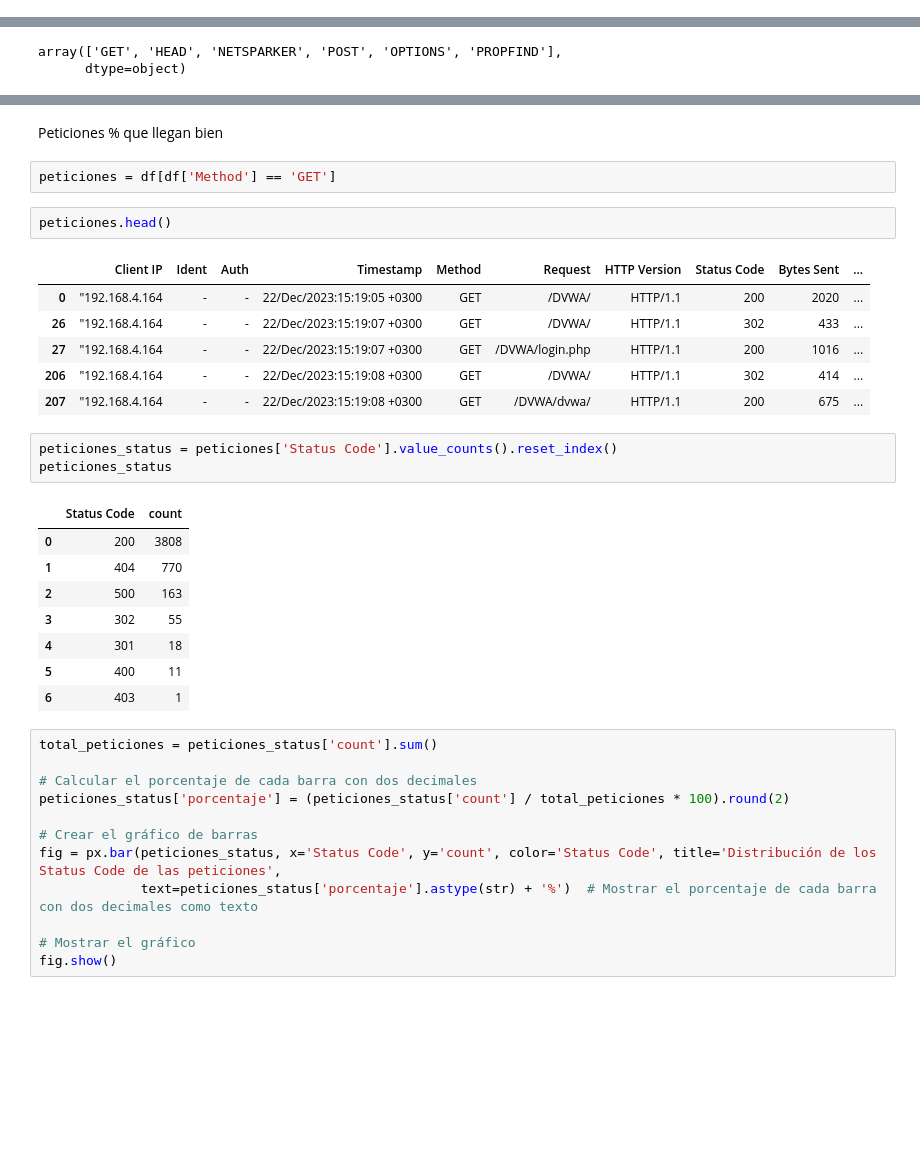
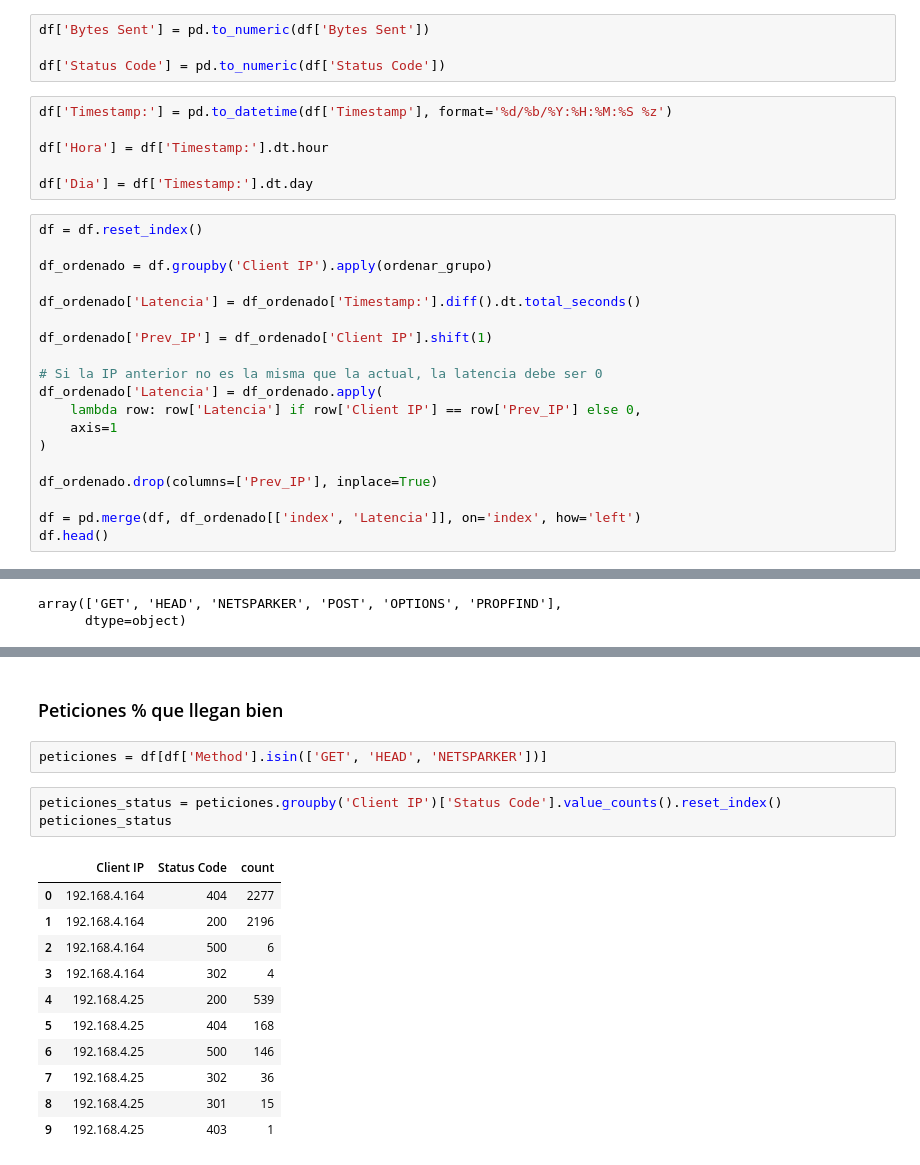
Before and after one commit to mariamelenddezz/R8_Naranja, a Jupyter notebook: Anomalias/anomalias_apache.ipynb, the cells around one changed output, grey strips where cells are left out. Cells and saved outputs as stored; diff of their text form; blank space fills up the shorter version.

```diff
--- a/Anomalias/anomalias_apache.ipynb
+++ b/Anomalias/anomalias_apache.ipynb
@@ -176,0 +184,29 @@ Distribucion method
+# %%
+df['Bytes Sent'] = pd.to_numeric(df['Bytes Sent'])
+
+df['Status Code'] = pd.to_numeric(df['Status Code'])
+# %%
+df['Timestamp:'] = pd.to_datetime(df['Timestamp'], format='%d/%b/%Y:%H:%M:%S %z')
+
+df['Hora'] = df['Timestamp:'].dt.hour
+
+df['Dia'] = df['Timestamp:'].dt.day
+# %%
+df = df.reset_index()
+
+df_ordenado = df.groupby('Client IP').apply(ordenar_grupo)
+
+df_ordenado['Latencia'] = df_ordenado['Timestamp:'].diff().dt.total_seconds()
+
+df_ordenado['Prev_IP'] = df_ordenado['Client IP'].shift(1)
+
+# Si la IP anterior no es la misma que la actual, la latencia debe ser 0
+df_ordenado['Latencia'] = df_ordenado.apply(
+    lambda row: row['Latencia'] if row['Client IP'] == row['Prev_IP'] else 0,
+    axis=1
+)
+
+df_ordenado.drop(columns=['Prev_IP'], inplace=True)
+
+df = pd.merge(df, df_ordenado[['index', 'Latencia']], on='index', how='left')
+df.head()
@@ -198,37 +440,19 @@ fig.show()
 # %% [markdown]
-Peticiones % que llegan bien
+### Peticiones % que llegan bien
 # %%
-peticiones = df[df['Method'] == 'GET']
+peticiones = df[df['Method'].isin(['GET', 'HEAD', 'NETSPARKER'])]
-# %%
-peticiones.head()
-# %% [output]
-|  | Client IP | Ident | Auth | Timestamp | Method | Request | HTTP Version | Status Code | Bytes Sent | ... |
-| 0 | "192.168.4.164 | - | - | 22/Dec/2023:15:19:05 +0300 | GET | /DVWA/ | HTTP/1.1 | 200 | 2020 | ... |
-| 26 | "192.168.4.164 | - | - | 22/Dec/2023:15:19:07 +0300 | GET | /DVWA/ | HTTP/1.1 | 302 | 433 | ... |
-| 27 | "192.168.4.164 | - | - | 22/Dec/2023:15:19:07 +0300 | GET | /DVWA/login.php | HTTP/1.1 | 200 | 1016 | ... |
-| 206 | "192.168.4.164 | - | - | 22/Dec/2023:15:19:08 +0300 | GET | /DVWA/ | HTTP/1.1 | 302 | 414 | ... |
-| 207 | "192.168.4.164 | - | - | 22/Dec/2023:15:19:08 +0300 | GET | /DVWA/dvwa/ | HTTP/1.1 | 200 | 675 | ... |
 # %%
-peticiones_status = peticiones['Status Code'].value_counts().reset_index()
+peticiones_status = peticiones.groupby('Client IP')['Status Code'].value_counts().reset_index()
 peticiones_status
 # %% [output]
-|  | Status Code | count |
-| 0 | 200 | 3808 |
-| 1 | 404 | 770 |
-| 2 | 500 | 163 |
-| 3 | 302 | 55 |
-| 4 | 301 | 18 |
-| 5 | 400 | 11 |
-| 6 | 403 | 1 |
+|  | Client IP | Status Code | count |
+| 0 | 192.168.4.164 | 404 | 2277 |
+| 1 | 192.168.4.164 | 200 | 2196 |
+| 2 | 192.168.4.164 | 500 | 6 |
+| 3 | 192.168.4.164 | 302 | 4 |
+| 4 | 192.168.4.25 | 200 | 539 |
+| 5 | 192.168.4.25 | 404 | 168 |
+| 6 | 192.168.4.25 | 500 | 146 |
+| 7 | 192.168.4.25 | 302 | 36 |
+| 8 | 192.168.4.25 | 301 | 15 |
+| 9 | 192.168.4.25 | 403 | 1 |
-# %%
-total_peticiones = peticiones_status['count'].sum()
-
-# Calcular el porcentaje de cada barra con dos decimales
-peticiones_status['porcentaje'] = (peticiones_status['count'] / total_peticiones * 100).round(2)
-
-# Crear el gráfico de barras
-fig = px.bar(peticiones_status, x='Status Code', y='count', color='Status Code', title='Distribución de los Status Code de las peticiones',
-             text=peticiones_status['porcentaje'].astype(str) + '%')  # Mostrar el porcentaje de cada barra con dos decimales como texto
-
-# Mostrar el gráfico
-fig.show()
```
Also changed, not shown: parts of 123 cells of this notebook, 8 other files.
